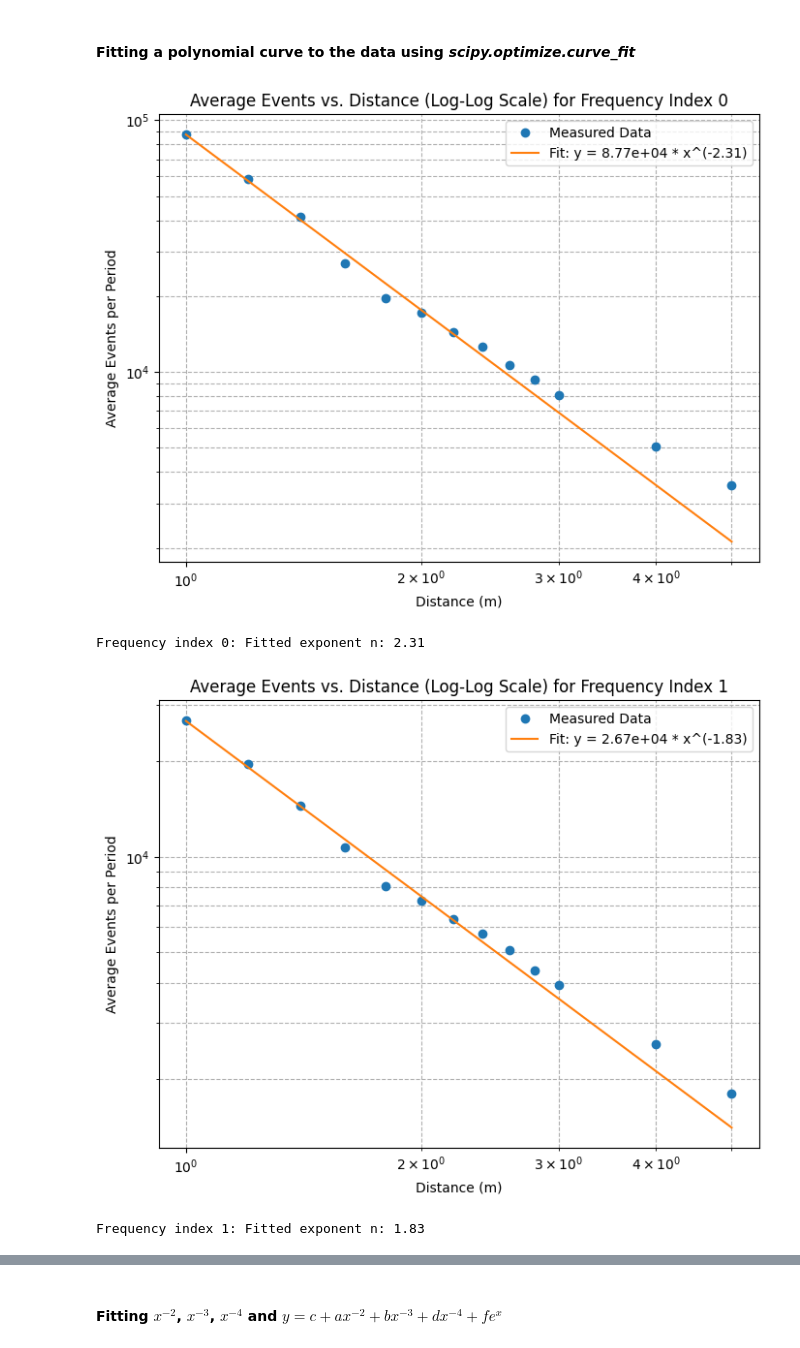
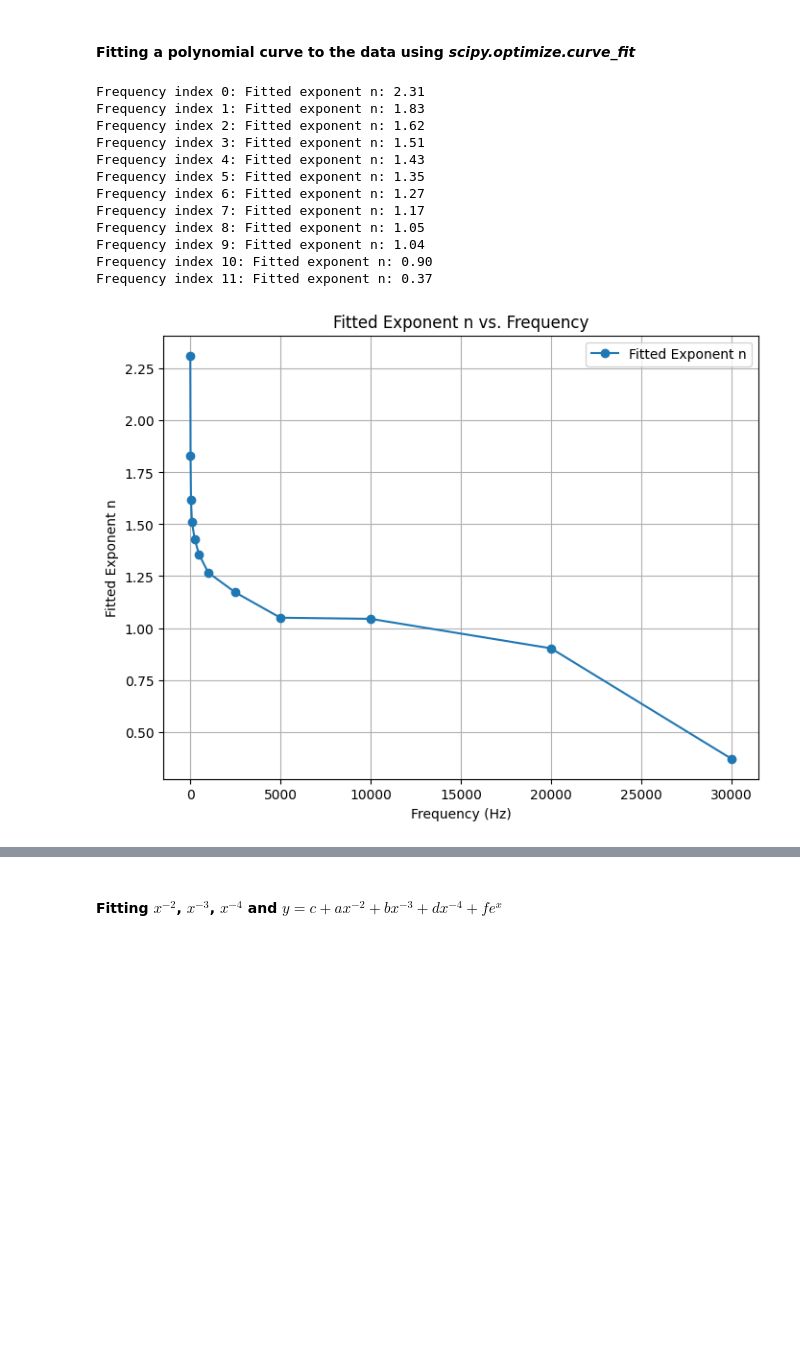
Before and after one commit to kubakubakuba/mrs-uvdar-distance-estimator, a Jupyter notebook: main.ipynb, the cells around one changed output, grey strips where cells are left out. Saved outputs shown, nothing was run; the diff lists cells and outputs as text; code cells hidden in the pictures; blank space fills up the shorter version.

```diff
--- a/main.ipynb
+++ b/main.ipynb
@@ -42,11 +42,11 @@ avg_events_array = None
 
 if os.path.exists("avg_events.npz"):
 	k = ['avg_events_array_45', 'std_events_array_45', 'avg_events_array_0', 'std_events_array_0']
-	npzfile = np.load("avg_events.npz")
-	avg_events_array_45 = npzfile[k[0]]
-	std_events_array_45 = npzfile[k[1]]
-	avg_events_array_0 = npzfile[k[2]]
-	std_events_array_0 = npzfile[k[3]]
+	npz = np.load("avg_events.npz")
+	avg_events_array_45 = npz[k[0]]
+	std_events_array_45 = npz[k[1]]
+	avg_events_array_0 = npz[k[2]]
+	std_events_array_0 = npz[k[3]]
 
 else:
 	avg_events_matrix = []
@@ -151,44 +151,53 @@ for freq_idx in range(avg_events_array.shape[1]):
 	popt, pcov = curve_fit(power_law, distances_valid, avg_events_valid)
 	k_fit, n_fit = popt
 
 	k_fits.append(k_fit)
 	n_fits.append(n_fit)
 
-	plt.figure()
-	plt.loglog(distances_valid, avg_events_valid, 'o', label='Measured Data')
-	plt.loglog(distances_valid, power_law(distances_valid, *popt), '-',
-			label=f'Fit: y = {k_fit:.2e} * x^(-{n_fit:.2f})')
-	plt.xlabel('Distance (m)')
-	plt.ylabel('Average Events per Period')
-	plt.title(f'Average Events vs. Distance (Log-Log Scale) for Frequency Index {freq_idx}')
-	plt.legend()
-	plt.grid(True, which="both", ls="--")
-	plt.show()
+	# plt.figure()
+	# plt.loglog(distances_valid, avg_events_valid, 'o', label='Measured Data')
+	# plt.loglog(distances_valid, power_law(distances_valid, *popt), '-',
+	# 		label=f'Fit: y = {k_fit:.2e} * x^(-{n_fit:.2f})')
+	# plt.xlabel('Distance (m)')
+	# plt.ylabel('Average Events per Period')
+	# plt.title(f'Average Events vs. Distance (Log-Log Scale) for Frequency Index {freq_idx}')
+	# plt.legend()
+	# plt.grid(True, which="both", ls="--")
+	# plt.show()
 
 	print(f"Frequency index {freq_idx}: Fitted exponent n: {n_fit:.2f}")
 
 #exponents n
 plt.figure()
 plt.plot(frequencies, n_fits, 'o-', label='Fitted Exponent n')
 plt.xlabel('Frequency (Hz)')
 plt.ylabel('Fitted Exponent n')
 plt.title('Fitted Exponent n vs. Frequency')
 plt.legend()
 plt.grid(True)
 plt.show()
 
 #coefficients k
 
 # plt.figure()
 # plt.plot(frequencies, k_fits, 'o-', label='Fitted Coefficient k')
 # plt.xlabel('Frequency (Hz)')
 # plt.ylabel('Fitted Coefficient k')
 # plt.title('Fitted Coefficient k vs. Frequency')
 # plt.legend()
 # plt.grid(True)
 # plt.show()
 # %% [output]
+Frequency index 0: Fitted exponent n: 2.31
+Frequency index 1: Fitted exponent n: 1.83
+Frequency index 2: Fitted exponent n: 1.62
+Frequency index 3: Fitted exponent n: 1.51
+Frequency index 4: Fitted exponent n: 1.43
+Frequency index 5: Fitted exponent n: 1.35
+Frequency index 6: Fitted exponent n: 1.27
+Frequency index 7: Fitted exponent n: 1.17
+Frequency index 8: Fitted exponent n: 1.05
+Frequency index 9: Fitted exponent n: 1.04
+Frequency index 10: Fitted exponent n: 0.90
+Frequency index 11: Fitted exponent n: 0.37
-[figure, old version]
+[figure, new version]
-Frequency index 0: Fitted exponent n: 2.31
-[figure, removed]
-Frequency index 1: Fitted exponent n: 1.83
```
Also changed, not shown: parts of 8 cells of this notebook, 3 other files.
